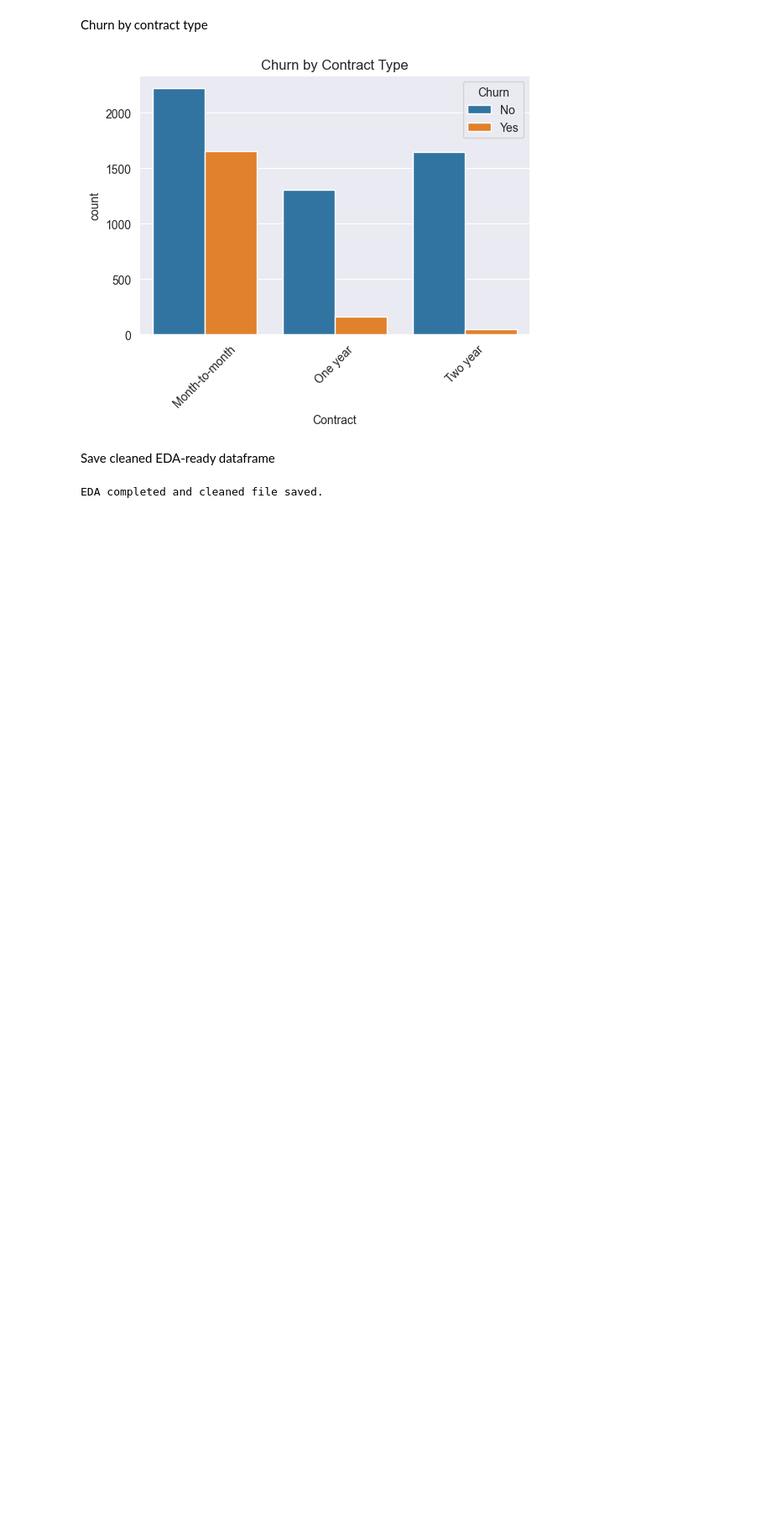
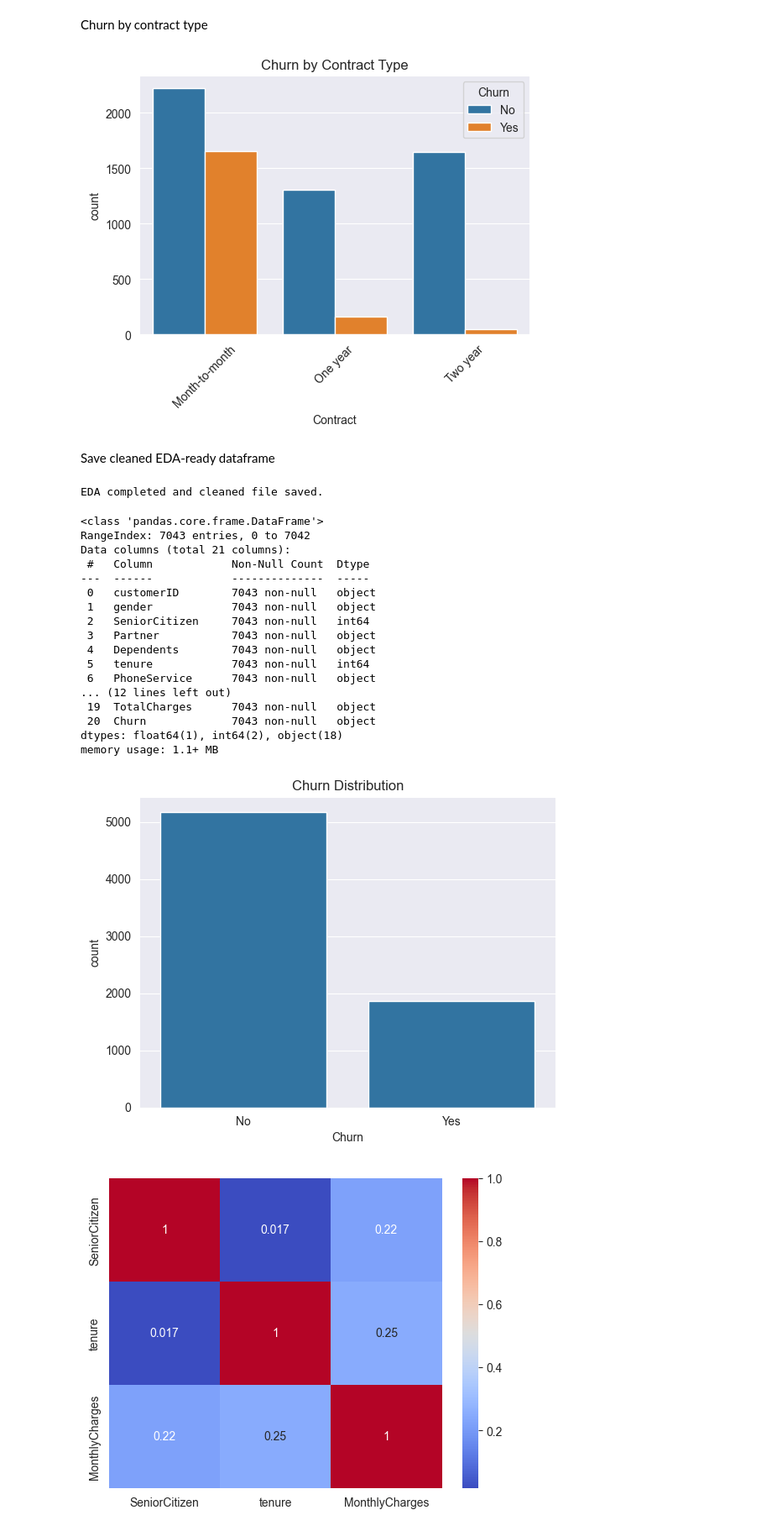
Before and after one commit to Sahan1644/ML-Churn, a Jupyter notebook: notebooks/01 Exploratory Data Analysis.ipynb, the cells around one changed output. Shown at 84% size. Cells and saved outputs as stored; diff of their text form; code cells hidden in the pictures; blank space fills up the shorter version.

Commit message:
updated notebook 1

```diff
--- a/notebooks/01 Exploratory Data Analysis.ipynb
+++ b/notebooks/01 Exploratory Data Analysis.ipynb
@@ -127,3 +127,68 @@ EDA_ready_df.to_csv("results/EDA_ready_telco.csv", index=False)
 print("EDA completed and cleaned file saved.")
 # %% [output]
 EDA completed and cleaned file saved.
+# %%
+# %% [markdown]
+# # Telco Customer Churn - Exploratory Data Analysis
+# This notebook explores the dataset to understand distributions, missing values, and relationships.
+
+# %%
+import pandas as pd
+import seaborn as sns
+import matplotlib.pyplot as plt
+
+# %%
+# Load dataset
+data_path = r"C:\Users\USER\PycharmProjects\ML\data\Telco-Customer-Churn.csv"
+df = pd.read_csv(data_path)
+
+# %%
+# Basic info
+df.info()
+df.describe()
+
+# %%
+# Check missing values
+df.isnull().sum()
+
+# %%
+# Visualize target distribution
+sns.countplot(x='Churn', data=df)
+plt.title("Churn Distribution")
+plt.show()
+
+# %%
+# Correlation heatmap for numeric columns
+numeric_cols = df.select_dtypes(include=['int64', 'float64']).columns
+sns.heatmap(df[numeric_cols].corr(), annot=True, cmap='coolwarm')
+plt.show()
+
+# %%
+# Example categorical visualization
+categorical_cols = df.select_dtypes(include=['object']).drop('customerID', axis=1).columns
+for col in categorical_cols:
+    plt.figure(figsize=(6,4))
+    sns.countplot(x=col, data=df, hue='Churn')
+    plt.title(f"{col} vs Churn")
+    plt.xticks(rotation=45)
+    plt.show()
+# %% [output]
+<class 'pandas.core.frame.DataFrame'>
+RangeIndex: 7043 entries, 0 to 7042
+Data columns (total 21 columns):
+ #   Column            Non-Null Count  Dtype
+---  ------            --------------  -----
+ 0   customerID        7043 non-null   object
+ 1   gender            7043 non-null   object
+ 2   SeniorCitizen     7043 non-null   int64
+ 3   Partner           7043 non-null   object
+ 4   Dependents        7043 non-null   object
+ 5   tenure            7043 non-null   int64
+ 6   PhoneService      7043 non-null   object
+... (12 lines left out)
+ 19  TotalCharges      7043 non-null   object
+ 20  Churn             7043 non-null   object
+dtypes: float64(1), int64(2), object(18)
+memory usage: 1.1+ MB
+[figure, added]
+[figure, added]
```
Also changed, not shown: parts of 1 cell of this notebook.
